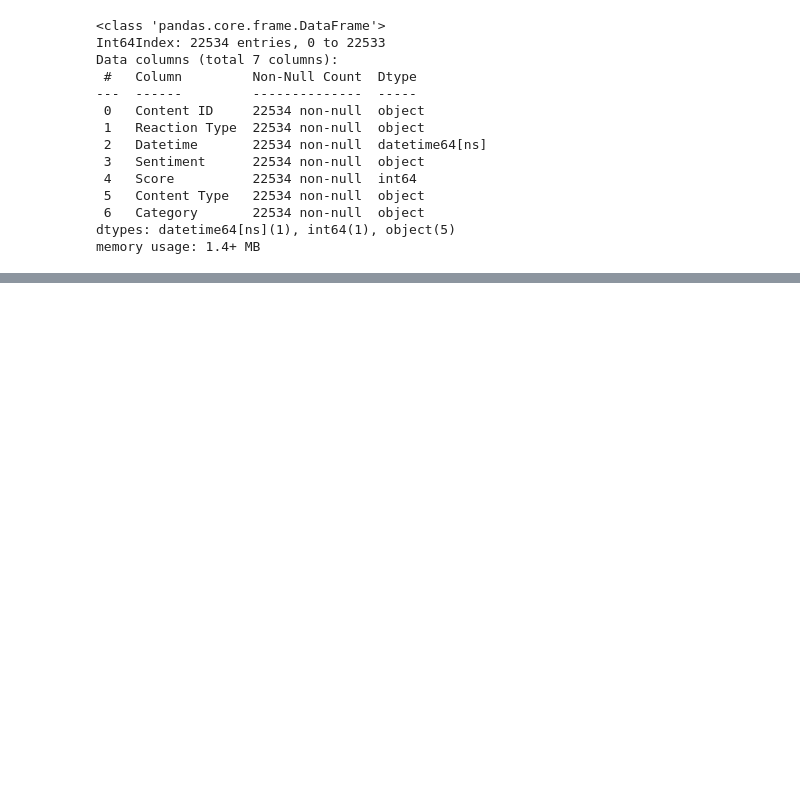
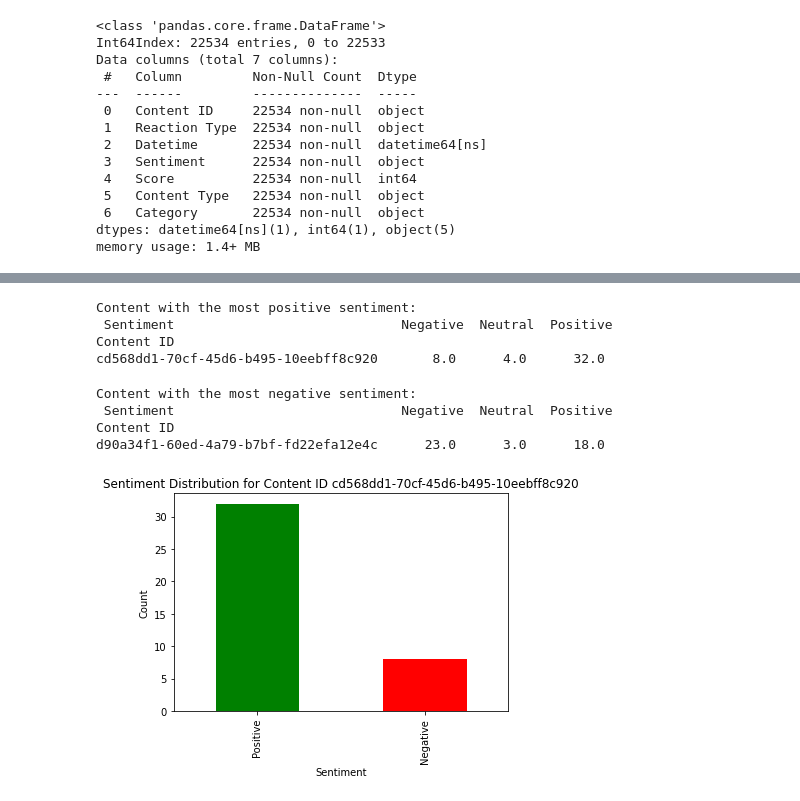
Before and after one commit to Oladk/Accenture-Content-Data-analysis, a Jupyter notebook: Accenture Content Data Analysis.ipynb, the cells around one changed output, grey strips where cells are left out. Cells and saved outputs as stored; diff of their text form; code cells hidden in the pictures; blank space fills up the shorter version.

```diff
--- a/Accenture Content Data Analysis.ipynb
+++ b/Accenture Content Data Analysis.ipynb
@@ -325,0 +466,11 @@ reaction_data.to_csv('./clean_data.csv')
+# %%
+# Group by Content ID and Sentiment, then count
+sentiment_counts = reaction_data.groupby(['Content ID', 'Sentiment']).size().reset_index(name='Count')
+
+# Pivot table to separate Positive and Negative counts
+sentiment_pivot = sentiment_counts.pivot(index='Content ID', columns='Sentiment', values='Count').fillna(0)
+
+# Add total reactions per content for context
+#sentiment_pivot['Total Reactions'] = sentiment_pivot.sum(axis=1)
+
+print(sentiment_pivot)
@@ -325,0 +493,18 @@ reaction_data.to_csv('./clean_data.csv')
+# %%
+# Sort by positive sentiment
+most_positive_content = sentiment_pivot.sort_values(by='Positive', ascending=False).head(1)
+print("Content with the most positive sentiment:\n", most_positive_content)
+# %% [output]
+Content with the most positive sentiment:
+ Sentiment                             Negative  Neutral  Positive
+Content ID
+cd568dd1-70cf-45d6-b495-10eebff8c920       8.0      4.0      32.0
+# %%
+# Sort by negative sentiment
+most_negative_content = sentiment_pivot.sort_values(by='Negative', ascending=False).head(1)
+print("Content with the most negative sentiment:\n", most_negative_content)
+# %% [output]
+Content with the most negative sentiment:
+ Sentiment                             Negative  Neutral  Positive
+Content ID
+d90a34f1-60ed-4a79-b7bf-fd22efa12e4c      23.0      3.0      18.0
@@ -325,0 +522,12 @@ reaction_data.to_csv('./clean_data.csv')
+# %%
+# Bar chart for a specific content
+top_content_id = most_positive_content.index[0]
+top_content_data = sentiment_pivot.loc[top_content_id]
+
+top_content_data[['Positive', 'Negative']].plot(kind='bar', color=['green', 'red'])
+plt.title(f'Sentiment Distribution for Content ID {top_content_id}')
+plt.xlabel('Sentiment')
+plt.ylabel('Count')
+plt.show()
+# %% [output]
+[figure, added]
```
Also changed, not shown: parts of 18 cells of this notebook.
